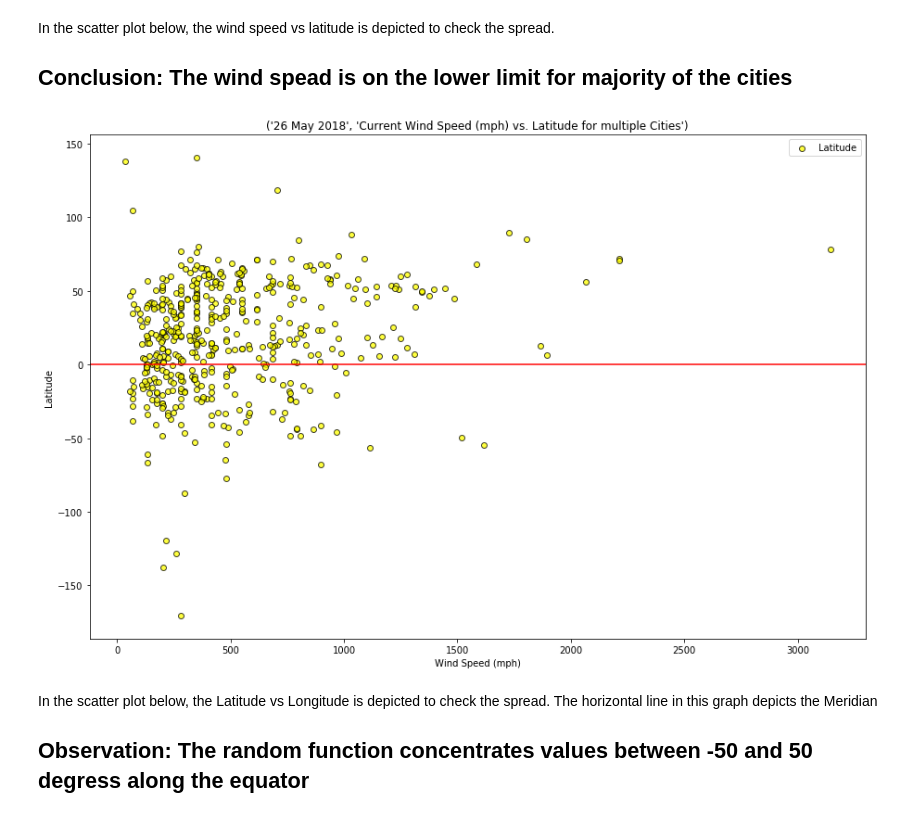
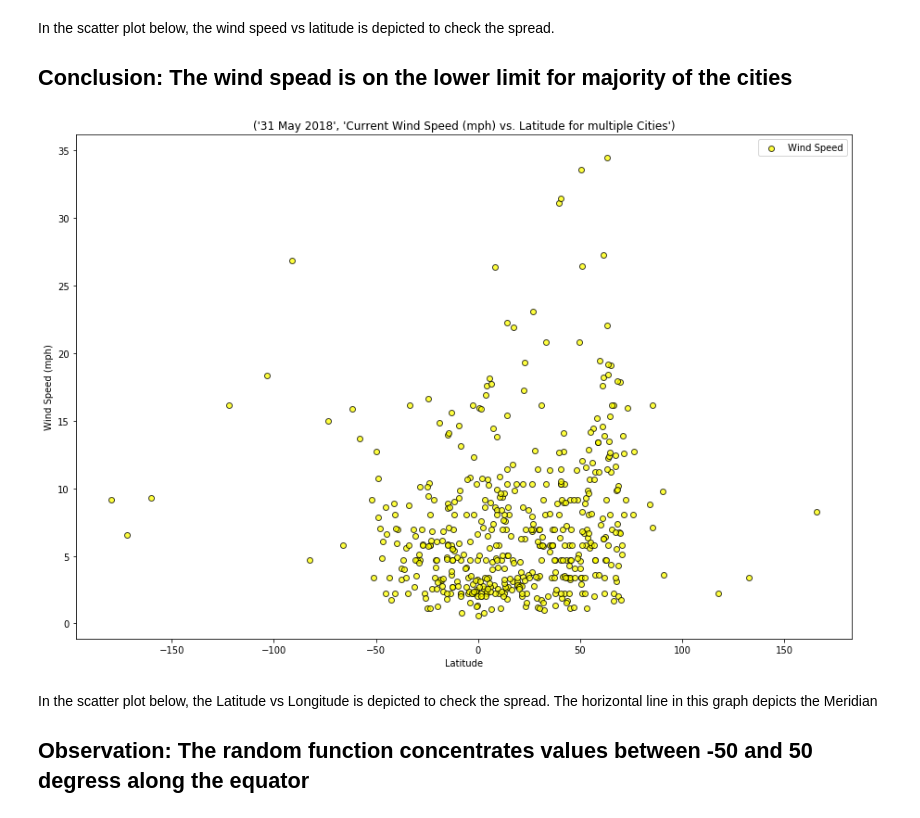
Before and after one commit to Sheelasrinivasa/PythonAPI_Homework, a Jupyter notebook: WeatherPy.ipynb, the cells around one changed output. Saved outputs shown, nothing was run; the diff lists cells and outputs as text; code cells hidden in the pictures.

```diff
--- a/WeatherPy.ipynb
+++ b/WeatherPy.ipynb
@@ -120,7 +120,7 @@ len(cityname1)
 # Convert wind speed rendered as mps to mph
 # Save dataframe to CSV file
 
-cityname1["Wind Speed"] = cityname1["Wind Speed"] *60
+# cityname1["Wind Speed"] = cityname1["Wind Speed"] *60
 cityname1.to_csv('Results.csv', sep=',', encoding='utf-8',index=False)
 # %%
 # get current time to add to graph titles
@@ -196,18 +196,18 @@ In the scatter plot below, the wind speed vs latitude is depicted to check the s
 # %%
 # Plot scatter plot with Wind Speed (mph) vs. Latitude and save as .png
 
 plt.figure(figsize=(15,10))
-plt.scatter(cityname1["Wind Speed"], cityname1["Latitude"], marker="o", facecolors="yellow", edgecolors="black",
+plt.scatter(cityname1["Latitude"], cityname1["Wind Speed"], marker="o", facecolors="yellow", edgecolors="black",
             alpha=0.75)
 plt.legend()
-plt.axhline(y=0, color='r', linestyle='-')
+# plt.axvline(y=0, color='r', linestyle='-')
 WindLatChartTitle = CurDate, "Current Wind Speed (mph) vs. Latitude for multiple Cities"
 plt.title(WindLatChartTitle)
-plt.xlabel("Wind Speed (mph)")
-plt.ylabel("Latitude")
+plt.ylabel("Wind Speed (mph)")
+plt.xlabel("Latitude")
 plt.savefig('WindLatChartTitle.png')
 # %% [output]
-[figure, old version]
+[figure, new version]
 # %% [markdown]
 In the scatter plot below, the Latitude  vs Longitude is depicted to check the spread. The horizontal line in this graph depicts the Meridian
 
```
Also changed, not shown: parts of 8 cells of this notebook, 7 other files.
